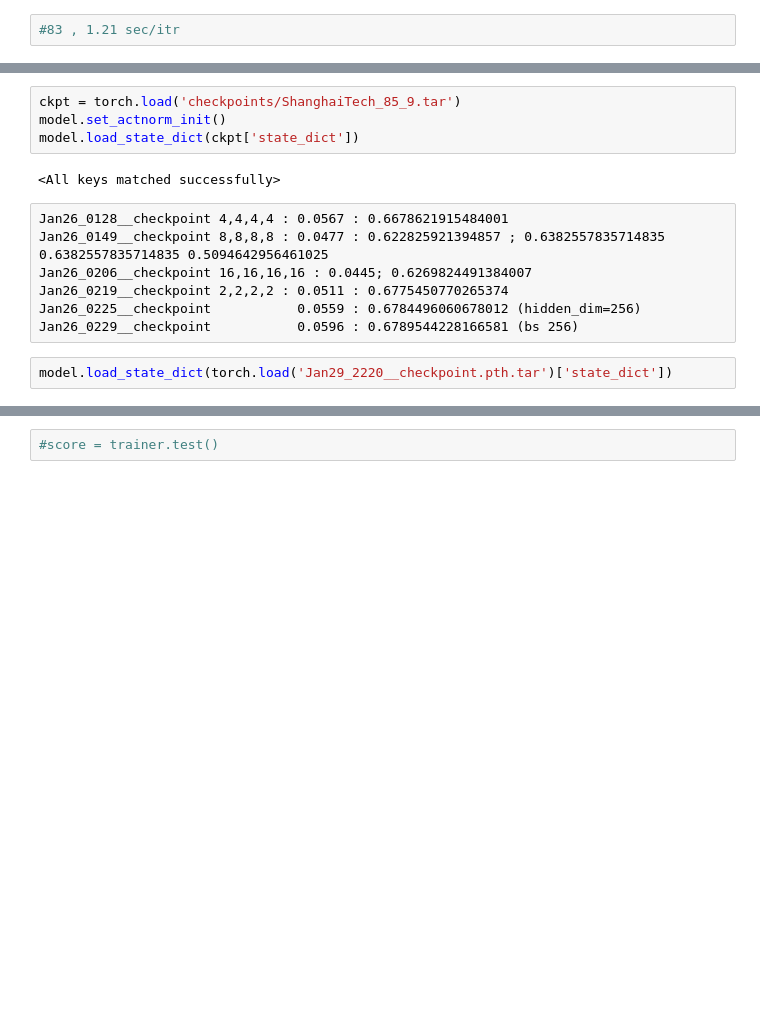
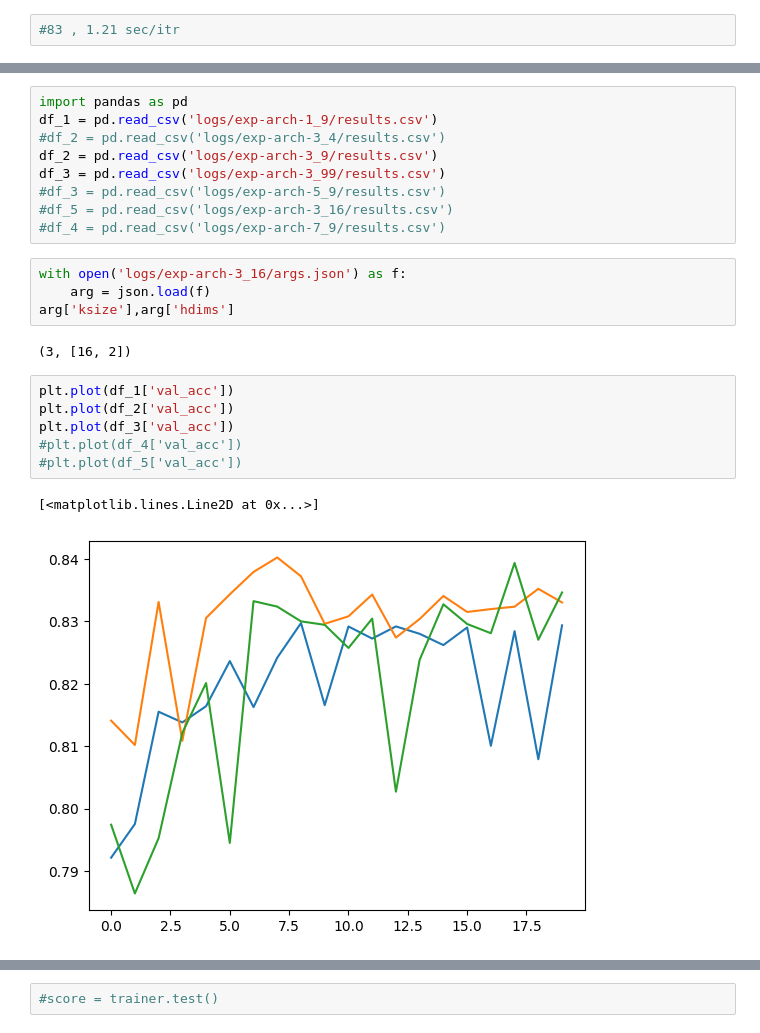
Before and after one commit to irfanhasib0/Deep-Learning-For-Computer-Vision, a Jupyter notebook: MotionDetection/stg-nf/gcn_pose_train.ipynb, the cells around one changed output, grey strips where cells are left out. Saved outputs shown, nothing was run; the diff lists cells and outputs as text; blank space fills up the shorter version.

```diff
--- a/MotionDetection/stg-nf/gcn_pose_train.ipynb
+++ b/MotionDetection/stg-nf/gcn_pose_train.ipynb
@@ -79,15 +146,24 @@ trainer.train()
-# %%
-ckpt = torch.load('checkpoints/ShanghaiTech_85_9.tar')
-model.set_actnorm_init()
-model.load_state_dict(ckpt['state_dict'])
-# %% [output]
-<All keys matched successfully>
-# %% [raw]
-Jan26_0128__checkpoint 4,4,4,4 : 0.0567 : 0.6678621915484001
-Jan26_0149__checkpoint 8,8,8,8 : 0.0477 : 0.622825921394857 ; 0.6382557835714835 0.6382557835714835 0.5094642956461025
-Jan26_0206__checkpoint 16,16,16,16 : 0.0445; 0.6269824491384007
-Jan26_0219__checkpoint 2,2,2,2 : 0.0511 : 0.6775450770265374
-Jan26_0225__checkpoint           0.0559 : 0.6784496060678012 (hidden_dim=256)
-Jan26_0229__checkpoint           0.0596 : 0.6789544228166581 (bs 256)
-# %%
-model.load_state_dict(torch.load('Jan29_2220__checkpoint.pth.tar')['state_dict'])
+# %%
+import pandas as pd
+df_1 = pd.read_csv('logs/exp-arch-1_9/results.csv')
+#df_2 = pd.read_csv('logs/exp-arch-3_4/results.csv')
+df_2 = pd.read_csv('logs/exp-arch-3_9/results.csv')
+df_3 = pd.read_csv('logs/exp-arch-3_99/results.csv')
+#df_3 = pd.read_csv('logs/exp-arch-5_9/results.csv')
+#df_5 = pd.read_csv('logs/exp-arch-3_16/results.csv')
+#df_4 = pd.read_csv('logs/exp-arch-7_9/results.csv')
+# %%
+with open('logs/exp-arch-3_16/args.json') as f:
+    arg = json.load(f)
+arg['ksize'],arg['hdims']
+# %% [output]
+(3, [16, 2])
+# %%
+plt.plot(df_1['val_acc'])
+plt.plot(df_2['val_acc'])
+plt.plot(df_3['val_acc'])
+#plt.plot(df_4['val_acc'])
+#plt.plot(df_5['val_acc'])
+# %% [output]
+[<matplotlib.lines.Line2D at 0x...>]
+[figure, added]
```
Also changed, not shown: parts of 33 cells of this notebook, 6 other files.
